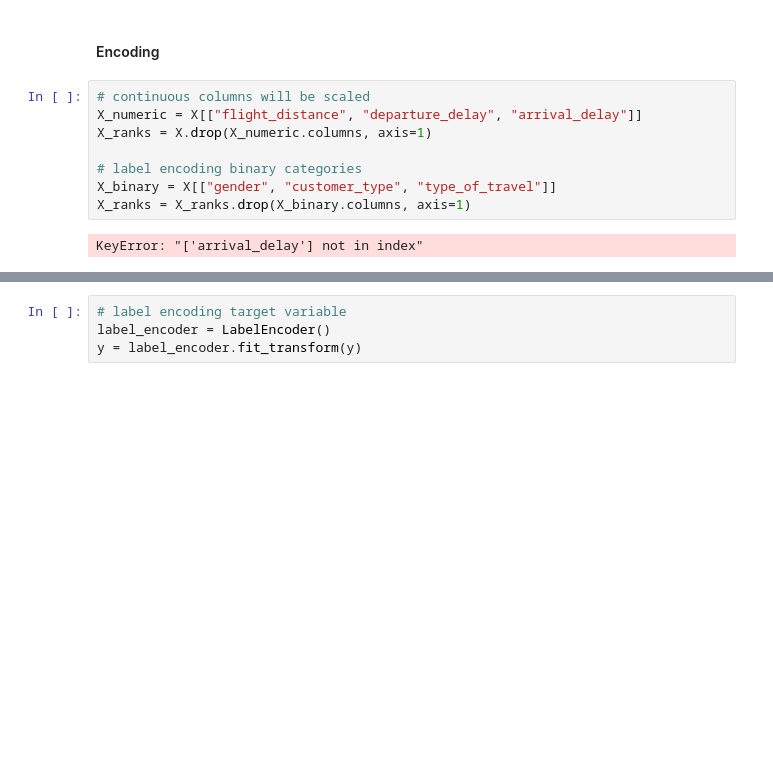
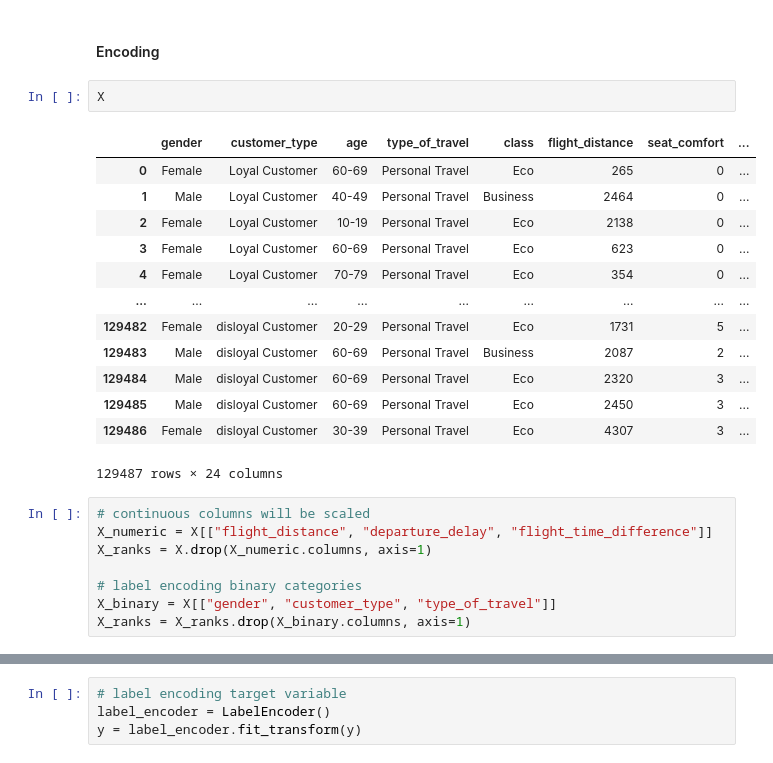
Before and after one commit to Lughaidh-w/Airline-Customer-Satisfaction, a Jupyter notebook: CA1.ipynb, the cells around one changed output, grey strips where cells are left out. Drawn from its saved outputs; the diff is of its cells as text; blank space fills up the shorter version.

```diff
--- a/CA1.ipynb
+++ b/CA1.ipynb
@@ -545,16 +563,30 @@ max          54.000000
 Name: flight_time_difference, dtype: float64
 # %% [markdown]
 #### Encoding
+# %%
+X
+# %% [output]
+|  | gender | customer_type | age | type_of_travel | class | flight_distance | seat_comfort | ... |
+| 0 | Female | Loyal Customer | 60-69 | Personal Travel | Eco | 265 | 0 | ... |
+| 1 | Male | Loyal Customer | 40-49 | Personal Travel | Business | 2464 | 0 | ... |
+| 2 | Female | Loyal Customer | 10-19 | Personal Travel | Eco | 2138 | 0 | ... |
+| 3 | Female | Loyal Customer | 60-69 | Personal Travel | Eco | 623 | 0 | ... |
+| 4 | Female | Loyal Customer | 70-79 | Personal Travel | Eco | 354 | 0 | ... |
+| ... | ... | ... | ... | ... | ... | ... | ... | ... |
+| 129482 | Female | disloyal Customer | 20-29 | Personal Travel | Eco | 1731 | 5 | ... |
+| 129483 | Male | disloyal Customer | 60-69 | Personal Travel | Business | 2087 | 2 | ... |
+| 129484 | Male | disloyal Customer | 60-69 | Personal Travel | Eco | 2320 | 3 | ... |
+| 129485 | Male | disloyal Customer | 60-69 | Personal Travel | Eco | 2450 | 3 | ... |
+| 129486 | Female | disloyal Customer | 30-39 | Personal Travel | Eco | 4307 | 3 | ... |
+129487 rows × 24 columns
 # %%
 # continuous columns will be scaled
-X_numeric = X[["flight_distance", "departure_delay", "arrival_delay"]]
+X_numeric = X[["flight_distance", "departure_delay", "flight_time_difference"]]
 X_ranks = X.drop(X_numeric.columns, axis=1)
 
 # label encoding binary categories
 X_binary = X[["gender", "customer_type", "type_of_travel"]]
 X_ranks = X_ranks.drop(X_binary.columns, axis=1)
-# %% [output]
-KeyError: "['arrival_delay'] not in index"
 # %%
 # binary categories encoded
 X_binary = pd.get_dummies(X_binary, columns=X_binary.columns, drop_first=True).astype(int)
```
Also changed, not shown: parts of 56 cells of this notebook, 1 other file.
